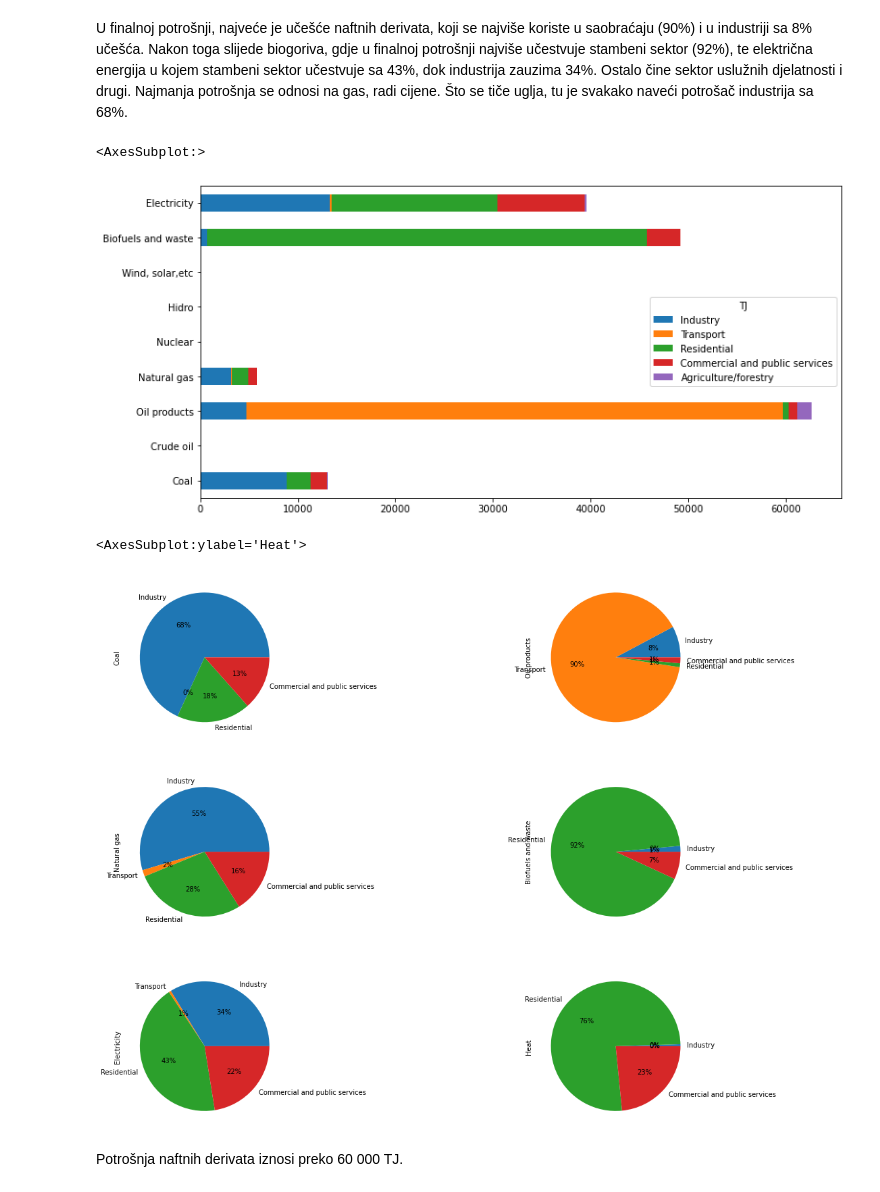
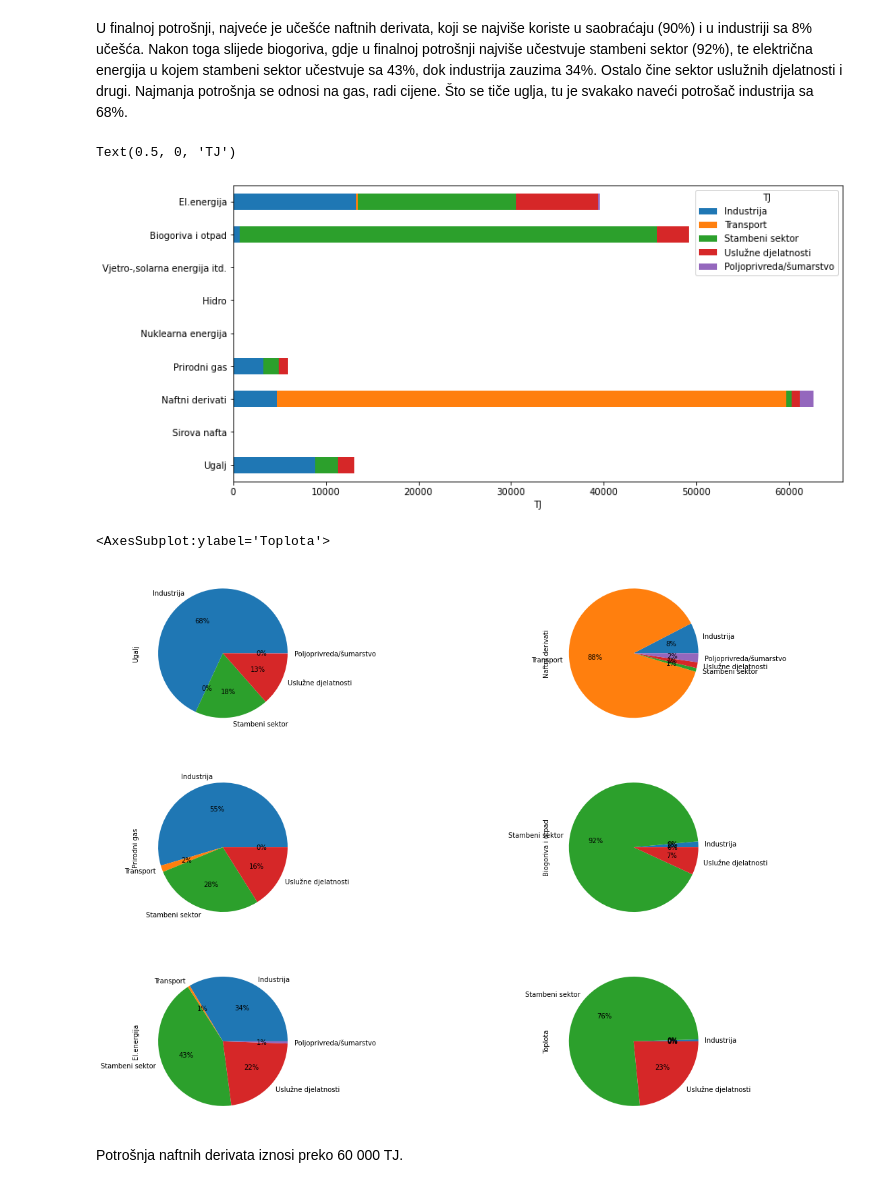
Before and after one commit to ehlimana/Electricity-analysis, a Jupyter notebook: Energy_balance.ipynb, the cells around one changed output. Saved outputs shown, nothing was run; the diff lists cells and outputs as text; code cells hidden in the pictures.

```diff
--- a/Energy_balance.ipynb
+++ b/Energy_balance.ipynb
@@ -34,0 +31,7 @@ file
+# %%
+file.columns=["Ugalj","Sirova nafta","Naftni derivati","Prirodni gas","Nuklearna energija","Hidro","Vjetro-,solarna energija itd.","Biogoriva i otpad","El.energija","Toplota", "Ukupno"]
+a=dict()
+for value in range(len(eng_index)):
+    a[eng_index[value]]=bos_index[value]
+
+file=file.rename(index=a)
@@ -251,43 +327,53 @@ commercial_fuel.plot(kind="pie",autopct='%1.0f%%',ax=ax[1,1])
 # %% [markdown]
 U finalnoj potrošnji, najveće je učešće naftnih derivata, koji se najviše koriste u saobraćaju (90%) i u industriji sa 8% učešća. Nakon toga slijede biogoriva, gdje u finalnoj potrošnji najviše učestvuje stambeni sektor (92%), te električna energija u kojem stambeni sektor učestvuje sa 43%, dok industrija zauzima 34%. Ostalo čine sektor uslužnih djelatnosti i drugi. Najmanja potrošnja se odnosi na gas, radi cijene. Što se tiče uglja, tu je svakako naveći potrošač industrija sa 68%.
 # %%
-file_tr=file.transpose()
-file_tr[['Industry', 'Transport', 'Residential',
-       'Commercial and public services', 'Agriculture/forestry']][:9].plot(kind="barh",stacked=True,figsize=(12,6))
+#file_tr[['Industry', 'Transport', 'Residential',
+      # 'Commercial and public services', 'Agriculture/forestry']][:9].plot(kind="barh",stacked=True,figsize=(12,6))
+
+file_tr[bos_index[20:25]][:9].plot(kind="barh",stacked=True,figsize=(12,6))
+plt.xlabel("TJ")
 # %% [output]
-<AxesSubplot:>
+Text(0.5, 0, 'TJ')
-[figure, old version]
+[figure, new version]
 # %%
+#coal_sector=(file_tr.loc["Coal",['Industry', 'Transport', 'Residential',
+     #  'Commercial and public services']]/file_tr.loc["Coal","Total final consumption"])*100
+#oil_sector=(file_tr.loc["Oil products",['Industry', 'Transport', 'Residential',
+     #  'Commercial and public services']]/file_tr.loc["Oil products","Total final consumption"])*100
+#gas_sector=(file_tr.loc["Natural gas",['Industry', 'Transport', 'Residential',
+      # 'Commercial and public services']]/file_tr.loc["Natural gas","Total final consumption"])*100
+#biofuels_sector=(file_tr.loc['Biofuels and waste',['Industry', 'Transport', 'Residential',
+     #  'Commercial and public services']]/file_tr.loc['Biofuels and waste',"Total final consumption"])*100
+#electricity_sector=(file_tr.loc["Electricity",['Industry', 'Transport', 'Residential',
+      # 'Commercial and public services']]/file_tr.loc["Electricity","Total final consumption"])*100
+#heat_sector=(file_tr.loc["Heat",['Industry', 'Transport', 'Residential',
+     #  'Commercial and public services']]/file_tr.loc["Heat","Total final consumption"])*100
+
+
 fig,ax=plt.subplots(ncols=2,nrows=3,figsize=(20,15))
 
 
-coal_sector=(file_tr.loc["Coal",['Industry', 'Transport', 'Residential',
-       'Commercial and public services']]/file_tr.loc["Coal","Total final consumption"])*100
+coal_sector=(file_tr.loc[bos_columns[0],bos_index[20:25]]/file_tr.loc[bos_columns[0],bos_index[19]])*100
 coal_sector.plot(kind="pie",autopct='%1.0f%%',ax=ax[0,0])
 
-oil_sector=(file_tr.loc["Oil products",['Industry', 'Transport', 'Residential',
-       'Commercial and public services']]/file_tr.loc["Oil products","Total final consumption"])*100
+oil_sector=(file_tr.loc[bos_columns[2],bos_index[20:25]]/file_tr.loc[bos_columns[2],bos_index[19]])*100
 oil_sector.plot(kind="pie",autopct='%1.0f%%',ax=ax[0,1])
 
 
-gas_sector=(file_tr.loc["Natural gas",['Industry', 'Transport', 'Residential',
-       'Commercial and public services']]/file_tr.loc["Natural gas","Total final consumption"])*100
+gas_sector=(file_tr.loc[bos_columns[3],bos_index[20:25]]/file_tr.loc[bos_columns[3],bos_index[19]])*100
 gas_sector.plot(kind="pie",autopct='%1.0f%%',ax=ax[1,0])
 
-biofuels_sector=(file_tr.loc['Biofuels and waste',['Industry', 'Transport', 'Residential',
-       'Commercial and public services']]/file_tr.loc['Biofuels and waste',"Total final consumption"])*100
+biofuels_sector=(file_tr.loc[bos_columns[7],bos_index[20:25]]/file_tr.loc[bos_columns[7],bos_index[19]])*100
 biofuels_sector.plot(kind="pie",autopct='%1.0f%%',ax=ax[1,1])
 
-electricity_sector=(file_tr.loc["Electricity",['Industry', 'Transport', 'Residential',
-       'Commercial and public services']]/file_tr.loc["Electricity","Total final consumption"])*100
+electricity_sector=(file_tr.loc[bos_columns[8],bos_index[20:25]]/file_tr.loc[bos_columns[8],bos_index[19]])*100
 electricity_sector.plot(kind="pie",autopct='%1.0f%%',ax=ax[2,0])
 
-heat_sector=(file_tr.loc["Heat",['Industry', 'Transport', 'Residential',
-       'Commercial and public services']]/file_tr.loc["Heat","Total final consumption"])*100
+heat_sector=(file_tr.loc[bos_columns[9],bos_index[20:25]]/file_tr.loc[bos_columns[9],bos_index[19]])*100
 heat_sector.plot(kind="pie",autopct='%1.0f%%',ax=ax[2,1])
 # %% [output]
-<AxesSubplot:ylabel='Heat'>
+<AxesSubplot:ylabel='Toplota'>
-[figure, old version]
+[figure, new version]
 # %% [markdown]
 Potrošnja naftnih derivata iznosi preko 60 000 TJ.
 # %% [markdown]
```
Also changed, not shown: parts of 30 cells of this notebook.
